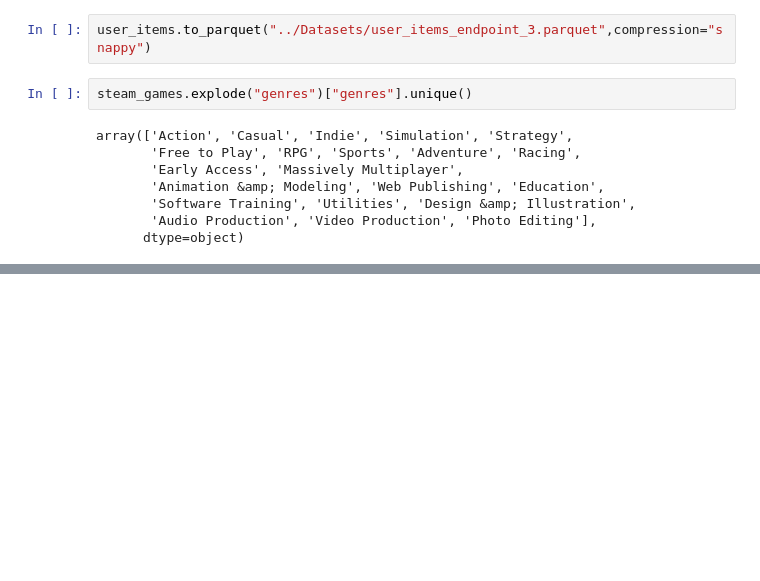
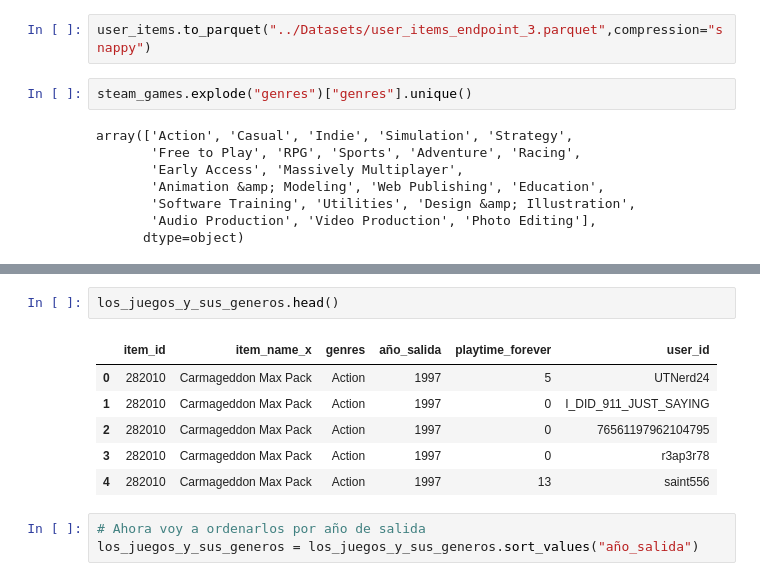
Before and after one commit to Tagliaferro22/steam-games, a Jupyter notebook: endpoints/endpoint_3.ipynb, the cells around one changed output, grey strips where cells are left out. Saved outputs shown, nothing was run; the diff lists cells and outputs as text; blank space fills up the shorter version.

```diff
--- a/endpoints/endpoint_3.ipynb
+++ b/endpoints/endpoint_3.ipynb
@@ -605,0 +774,12 @@ array(['Action', 'Casual', 'Indie', 'Simulation', 'Strategy',
+# %%
+los_juegos_y_sus_generos.head()
+# %% [output]
+|  | item_id | item_name_x | genres | año_salida | playtime_forever | user_id |
+| 0 | 282010 | Carmageddon Max Pack | Action | 1997 | 5 | UTNerd24 |
+| 1 | 282010 | Carmageddon Max Pack | Action | 1997 | 0 | I_DID_911_JUST_SAYING |
+| 2 | 282010 | Carmageddon Max Pack | Action | 1997 | 0 | 76561197962104795 |
+| 3 | 282010 | Carmageddon Max Pack | Action | 1997 | 0 | r3ap3r78 |
+| 4 | 282010 | Carmageddon Max Pack | Action | 1997 | 13 | saint556 |
+# %%
+# Ahora voy a ordenarlos por año de salida
+los_juegos_y_sus_generos = los_juegos_y_sus_generos.sort_values("año_salida")
```
Also changed, not shown: parts of 15 cells of this notebook.
